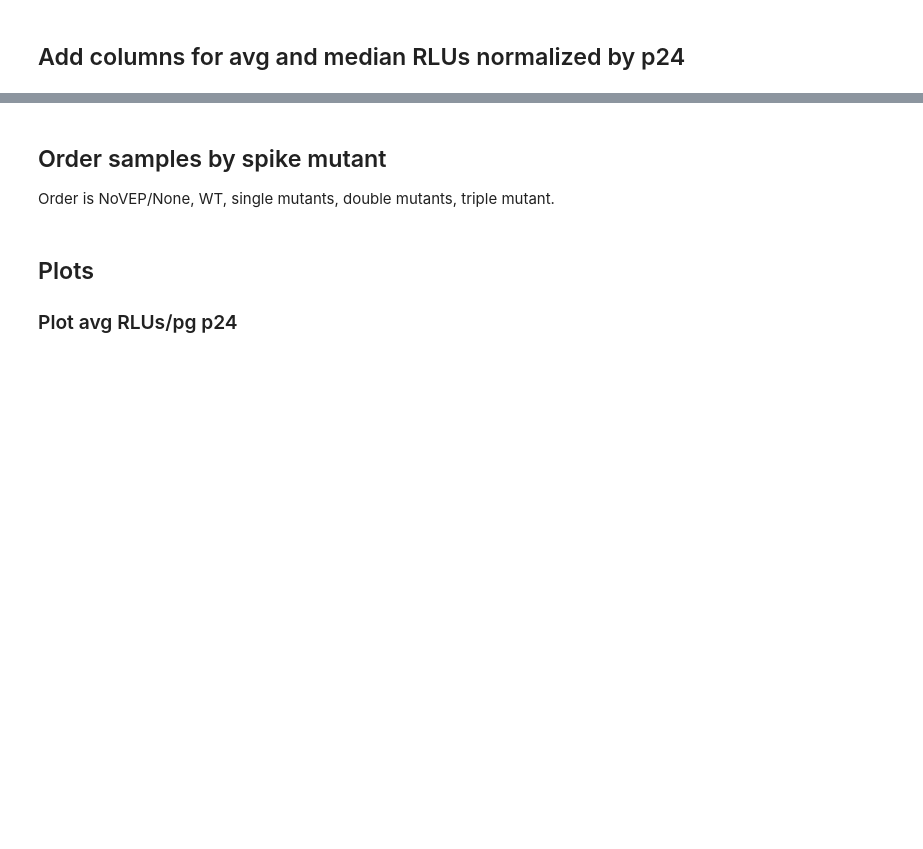
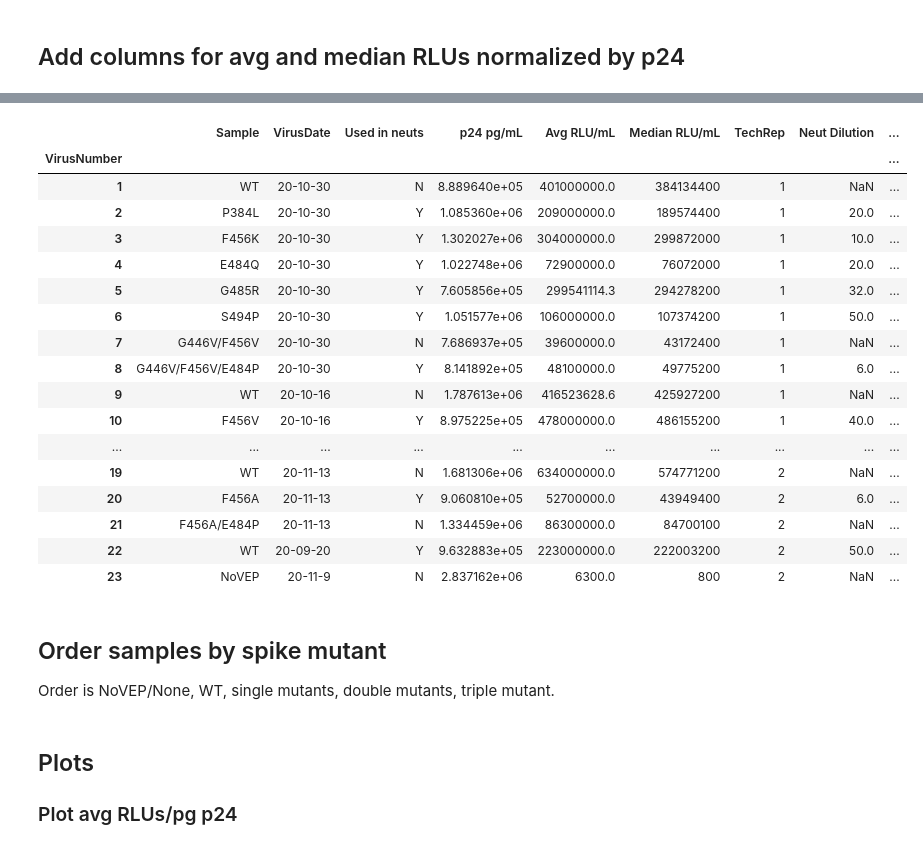
Before and after one commit to jbloomlab/SARS-CoV-2-RBD_MAP_HAARVI_sera, a Jupyter notebook: experimental_validations/mutant_titers.ipynb, the cells around one changed output, grey strips where cells are left out. Saved outputs shown, nothing was run; the diff lists cells and outputs as text; code cells hidden in the pictures; blank space fills up the shorter version.

```diff
--- a/experimental_validations/mutant_titers.ipynb
+++ b/experimental_validations/mutant_titers.ipynb
@@ -76,3 +77,28 @@ display(df.head())
+# %%
+# extract median WT median RLU/pg p24
+medWT_p24norm = np.median(df[df['Sample']=='WT']['Med RLU/pg p24'])
+medWT_RLUs = np.median(df[df['Sample']=='WT']['Median RLU/mL'])
+df['Relative to WT'] = df['Med RLU/pg p24'] / medWT_p24norm
+display(df)
+# %% [output]
+|  | Sample | VirusDate | Used in neuts | p24 pg/mL | Avg RLU/mL | Median RLU/mL | TechRep | Neut Dilution | ... |
+| VirusNumber |  |  |  |  |  |  |  |  | ... |
+| 1 | WT | 20-10-30 | N | 8.889640e+05 | 401000000.0 | 384134400 | 1 | NaN | ... |
+| 2 | P384L | 20-10-30 | Y | 1.085360e+06 | 209000000.0 | 189574400 | 1 | 20.0 | ... |
+| 3 | F456K | 20-10-30 | Y | 1.302027e+06 | 304000000.0 | 299872000 | 1 | 10.0 | ... |
+| 4 | E484Q | 20-10-30 | Y | 1.022748e+06 | 72900000.0 | 76072000 | 1 | 20.0 | ... |
+| 5 | G485R | 20-10-30 | Y | 7.605856e+05 | 299541114.3 | 294278200 | 1 | 32.0 | ... |
+| 6 | S494P | 20-10-30 | Y | 1.051577e+06 | 106000000.0 | 107374200 | 1 | 50.0 | ... |
+| 7 | G446V/F456V | 20-10-30 | N | 7.686937e+05 | 39600000.0 | 43172400 | 1 | NaN | ... |
+| 8 | G446V/F456V/E484P | 20-10-30 | Y | 8.141892e+05 | 48100000.0 | 49775200 | 1 | 6.0 | ... |
+| 9 | WT | 20-10-16 | N | 1.787613e+06 | 416523628.6 | 425927200 | 1 | NaN | ... |
+| 10 | F456V | 20-10-16 | Y | 8.975225e+05 | 478000000.0 | 486155200 | 1 | 40.0 | ... |
+| ... | ... | ... | ... | ... | ... | ... | ... | ... | ... |
+| 19 | WT | 20-11-13 | N | 1.681306e+06 | 634000000.0 | 574771200 | 2 | NaN | ... |
+| 20 | F456A | 20-11-13 | Y | 9.060810e+05 | 52700000.0 | 43949400 | 2 | 6.0 | ... |
+| 21 | F456A/E484P | 20-11-13 | N | 1.334459e+06 | 86300000.0 | 84700100 | 2 | NaN | ... |
+| 22 | WT | 20-09-20 | Y | 9.632883e+05 | 223000000.0 | 222003200 | 2 | 50.0 | ... |
+| 23 | NoVEP | 20-11-9 | N | 2.837162e+06 | 6300.0 | 800 | 2 | NaN | ... |
 # %% [markdown]
 ## Order samples by spike mutant
 
```
Also changed, not shown: parts of 11 cells of this notebook, 9 other files.
